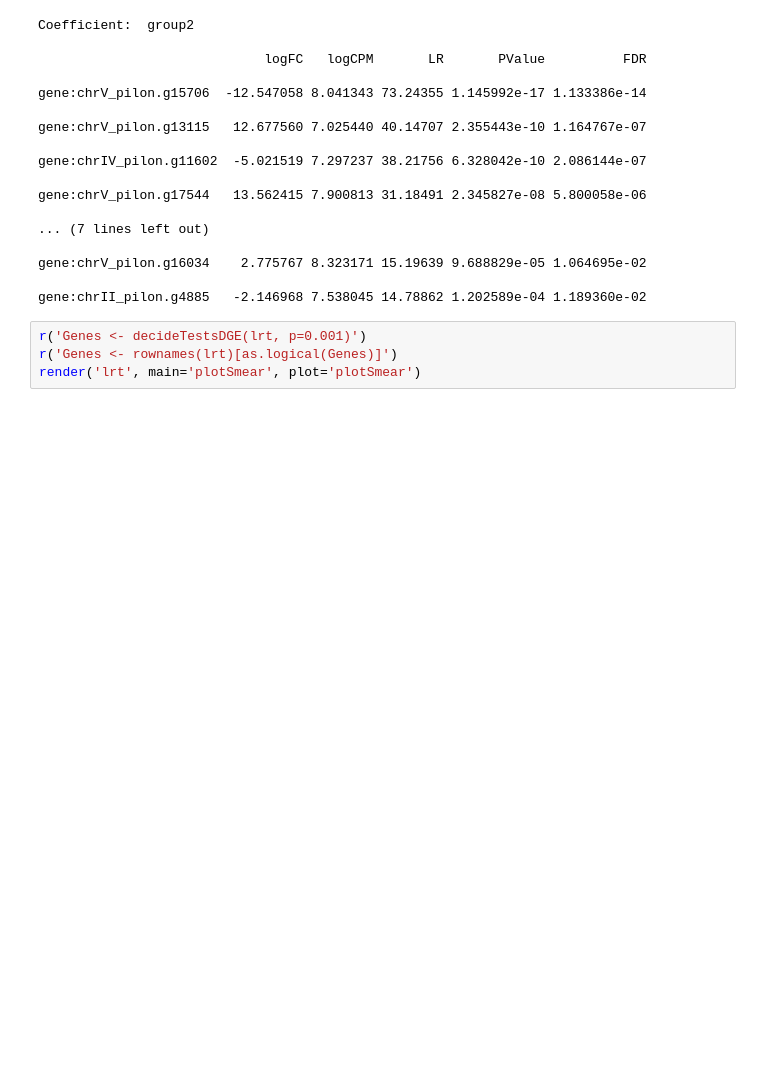
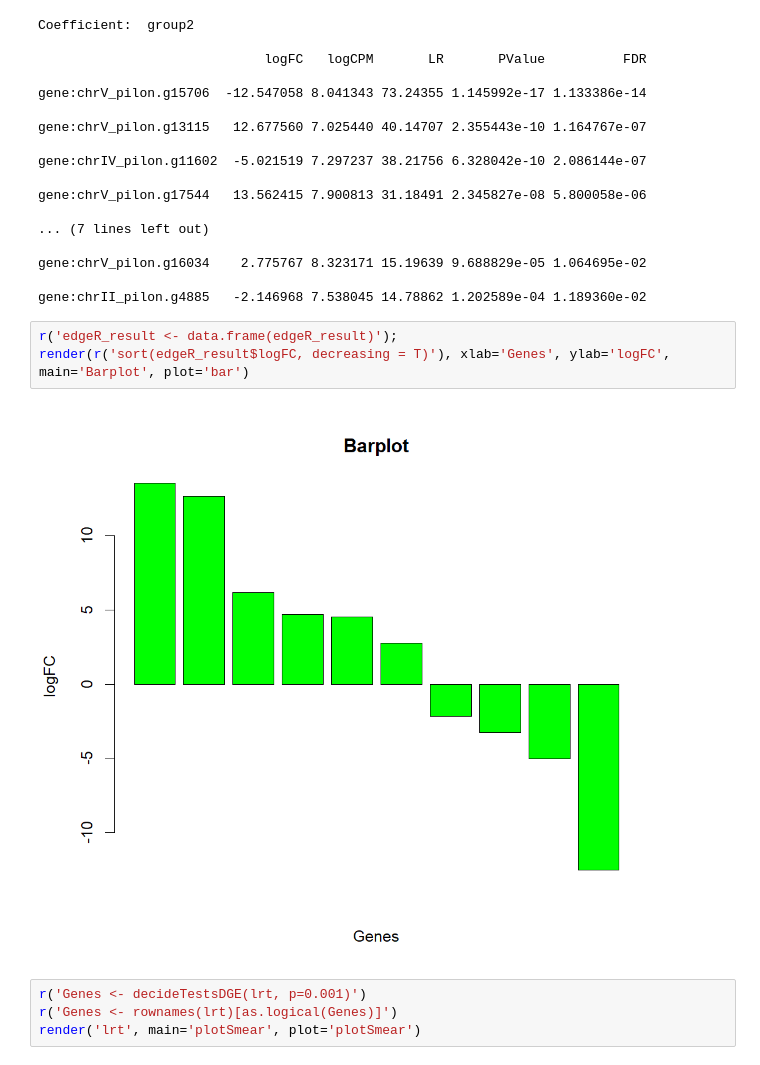
Before and after one commit to komjum6/Significant-Genes-project, a Jupyter notebook: siggenprod.ipynb, the cells around one changed output. Drawn from its saved outputs; the diff is of its cells as text; blank space fills up the shorter version.

```diff
--- a/siggenprod.ipynb
+++ b/siggenprod.ipynb
@@ -162,6 +173,11 @@ gene:chrV_pilon.g17544   13.562415 7.900813 31.18491 2.345827e-08 5.800058e-06
 gene:chrV_pilon.g16034    2.775767 8.323171 15.19639 9.688829e-05 1.064695e-02
 
 gene:chrII_pilon.g4885   -2.146968 7.538045 14.78862 1.202589e-04 1.189360e-02
+# %%
+r('edgeR_result <- data.frame(edgeR_result)');
+render(r('sort(edgeR_result$logFC, decreasing = T)'), xlab='Genes', ylab='logFC', main='Barplot', plot='bar')
+# %% [output]
+[figure, added]
 # %%
 r('Genes <- decideTestsDGE(lrt, p=0.001)')
 r('Genes <- rownames(lrt)[as.logical(Genes)]')
```
Also changed, not shown: parts of 14 cells of this notebook.
